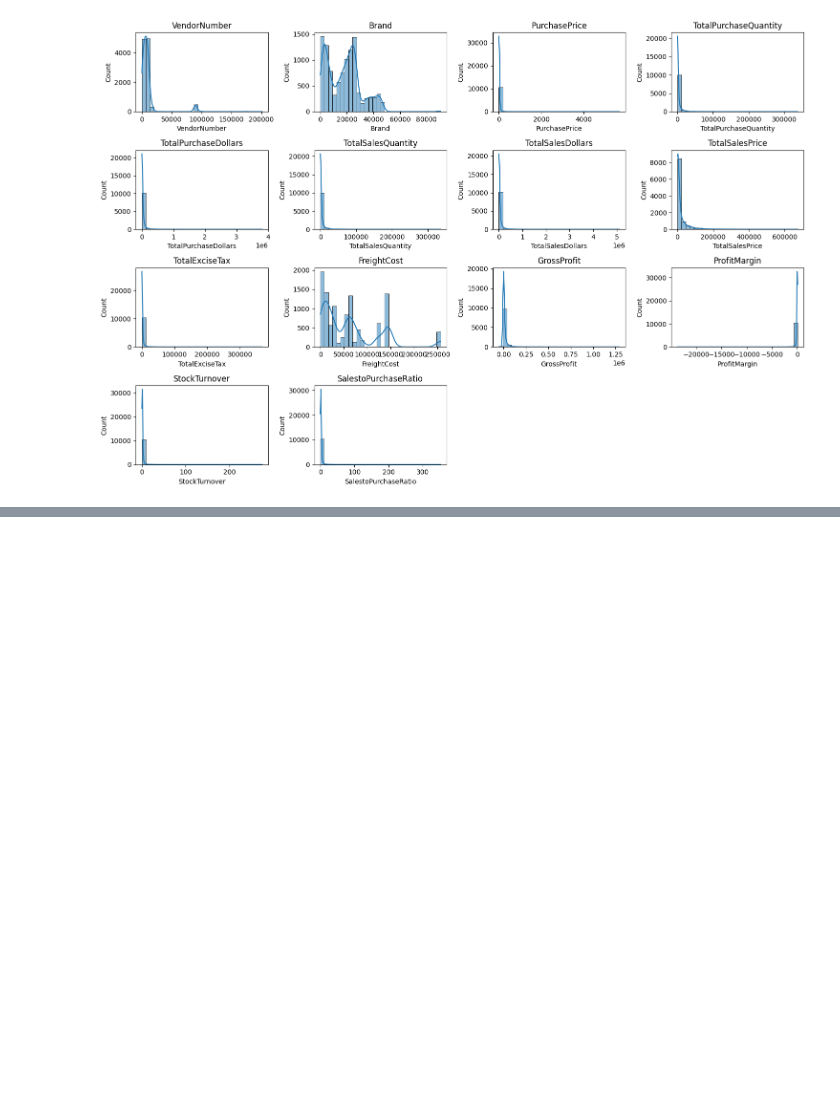
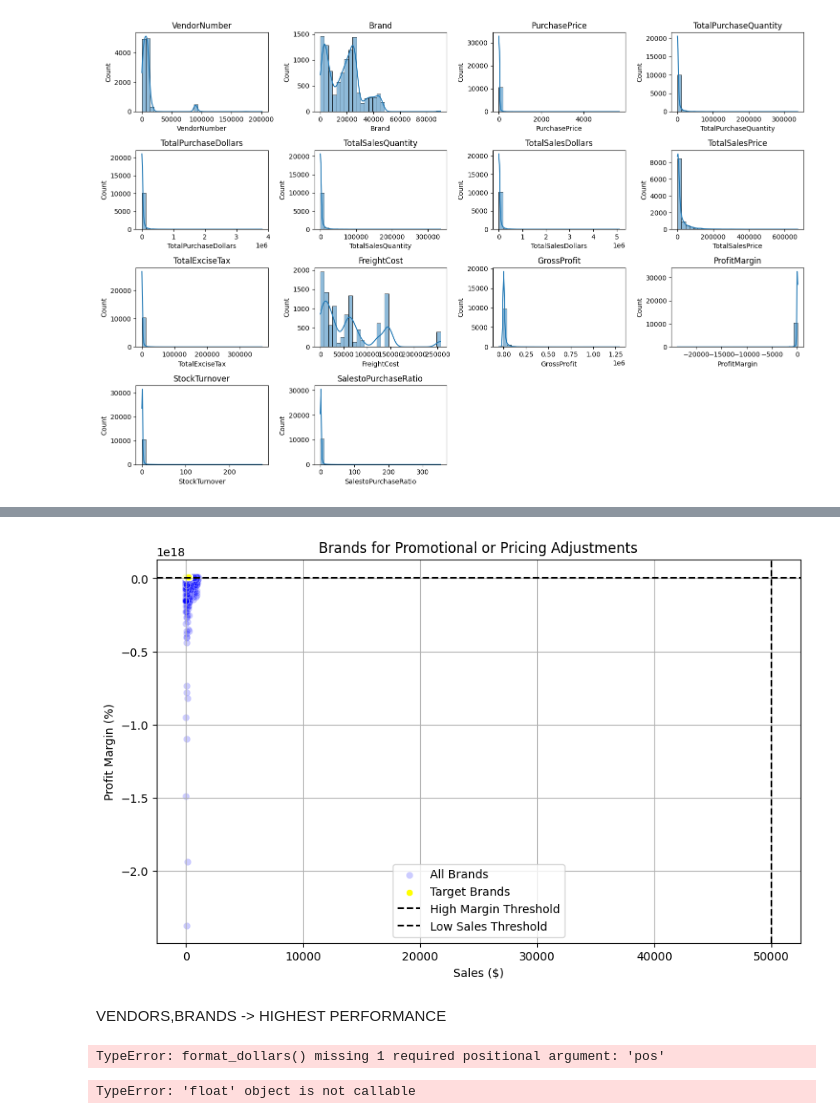
Before and after one commit to LuffyXoro/MERCHANT-Data-Analytics, a Jupyter notebook: performance_analysis.ipynb, the cells around one changed output, grey strips where cells are left out. Drawn from its saved outputs; the diff is of its cells as text; code cells hidden in the pictures; blank space fills up the shorter version.

```diff
--- a/performance_analysis.ipynb
+++ b/performance_analysis.ipynb
@@ -75,0 +91,4 @@ plt.show()
+# %%
+brand_performance=df.groupby('Description').agg({
+    'TotalSalesDollars':'sum',
+    'ProfitMargin':'mean'}).reset_index()
@@ -75,0 +99,3 @@ plt.show()
+# %%
+low_sales_threshold = brand_performance[ 'TotalSalesDollars' ] .quantile(0.15)
+high_margin_threshold = brand_performance['ProfitMargin'] .quantile(0.85)
@@ -75,0 +110,7 @@ plt.show()
+# %%
+# Filter brands with low sales but high profit
+target_brands= brand_performance[
+(   brand_performance['TotalSalesDollars']<=low_sales_threshold ) &
+(   brand_performance['ProfitMargin'] >= high_margin_threshold  )]
+print ("Brands with Low Sales but High Profit Margins:" )
+display(target_brands.sort_values('TotalSalesDollars'))
@@ -75,0 +134,50 @@ plt.show()
+# %%
+
+high_margin_threshold = 30
+low_sales_threshold = 50000
+
+plt.figure(figsize=(10,6))
+
+brand_performance['ProfitMargin'] = brand_performance['ProfitMargin'] * 100
+target_brands['ProfitMargin'] = target_brands['ProfitMargin'] * 100
+
+sns.scatterplot(
+    data=brand_performance,
+    x='TotalSalesDollars',
+    y='ProfitMargin',
+    color="blue",
+    alpha=0.2,
+    label="All Brands"
+)
+
+# target brands
+sns.scatterplot(
+    data=target_brands,
+    x='TotalSalesDollars',
+    y='ProfitMargin',
+    color="yellow",
+    label="Target Brands"
+)
+
+plt.axhline(
+    y=high_margin_threshold,
+    linestyle='--',
+    color='black',
+    label="High Margin Threshold"
+)
+plt.axvline(
+    x=low_sales_threshold,
+    linestyle='--',
+    color='black',
+    label="Low Sales Threshold"
+)
+plt.xlabel("Sales ($)")
+plt.ylabel("Profit Margin (%)")
+plt.title("Brands for Promotional or Pricing Adjustments")
+plt.legend()
+plt.grid(True)
+plt.show()
+# %% [output]
+[figure, added]
+# %% [markdown]
+VENDORS,BRANDS -> HIGHEST PERFORMANCE
@@ -75,0 +192,10 @@ plt.show()
+# %%
+top_vendors=df.groupby("VendorName")['TotalSalesDollars'].sum().nlargest(10)
+top_brands=df.groupby("Description")['TotalSalesDollars'].sum().nlargest(10)
+top_vendors_formatted=top_vendors.apply(format_dollars)
+# %% [output]
+TypeError: format_dollars() missing 1 required positional argument: 'pos'
+# %%
+top_brands.apply(top_brands)
+# %% [output]
+TypeError: 'float' object is not callable
```
Also changed, not shown: parts of 10 cells of this notebook.
